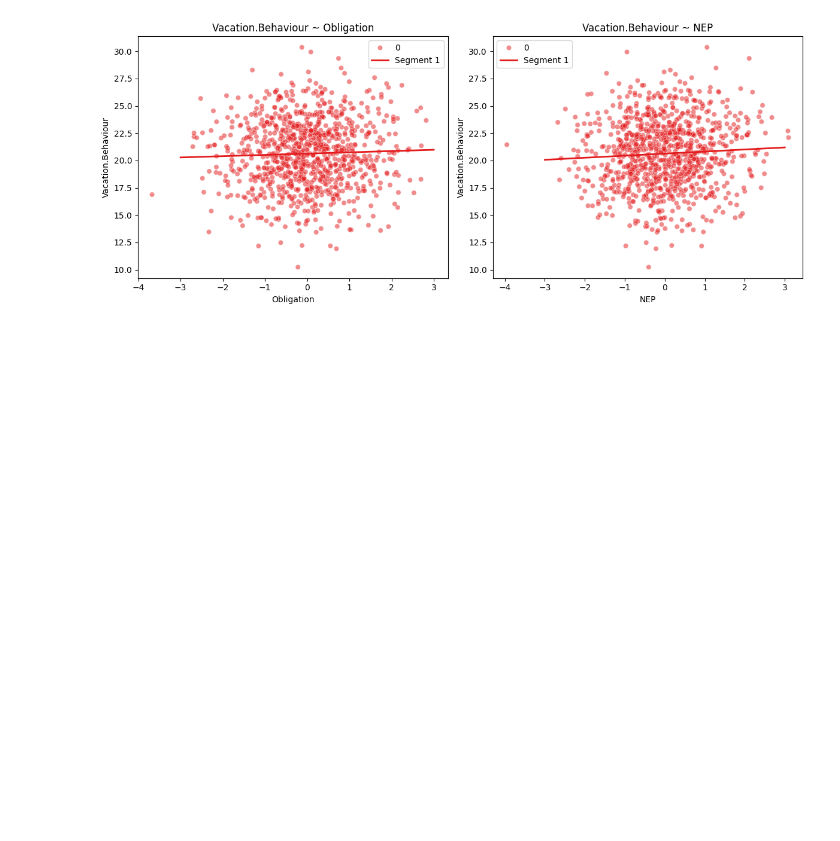
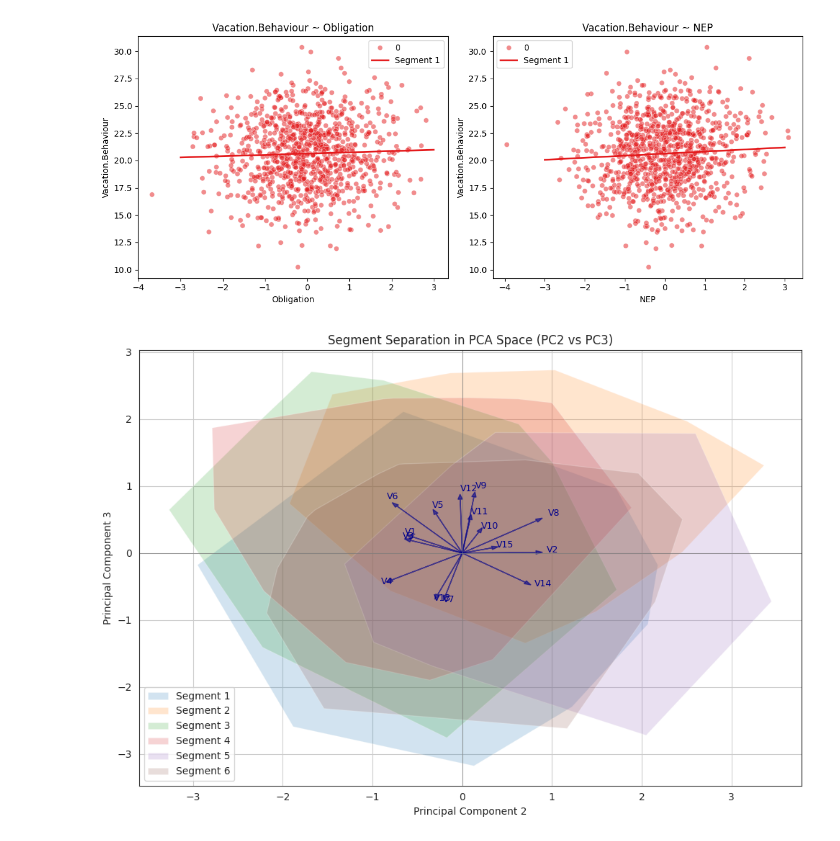
Before and after one commit to Imanchandra2024/FeyynMcDonalds, a Jupyter notebook: fyenn_project.ipynb, the cells around one changed output. Saved outputs shown, nothing was run; the diff lists cells and outputs as text; code cells hidden in the pictures; blank space fills up the shorter version.

```diff
--- a/fyenn_project.ipynb
+++ b/fyenn_project.ipynb
@@ -493,3 +493,62 @@ Dep. Variable:     Vacation.Behaviour   R-squared:                       0.005
 Notes:
 [1] Standard Errors assume that the covariance matrix of the errors is correctly specified.
 [figure]
+# %%
+import numpy as np
+import pandas as pd
+import matplotlib.pyplot as plt
+import seaborn as sns
+from sklearn.preprocessing import StandardScaler
+from sklearn.decomposition import PCA
+from sklearn.cluster import KMeans
+from scipy.spatial import ConvexHull
+
+
+np.random.seed(123)
+vacmotdesc = pd.DataFrame(np.random.rand(1000, 15), columns=[f"V{i+1}" for i in range(15)])
+
+
+scaler = StandardScaler()
+X_scaled = scaler.fit_transform(vacmotdesc)
+
+pca = PCA(n_components=5)
+X_pca = pca.fit_transform(X_scaled)
+
+
+kmeans = KMeans(n_clusters=6, random_state=123)
+labels = kmeans.fit_predict(X_scaled)
+
+
+pc_x, pc_y = 1, 2
+plt.figure(figsize=(10, 7))
+sns.set_style("white")
+
+
+for cluster in np.unique(labels):
+    cluster_points = X_pca[labels == cluster][:, [pc_x, pc_y]]
+    if len(cluster_points) >= 3:
+        hull = ConvexHull(cluster_points)
+        plt.fill(cluster_points[hull.vertices, 0], cluster_points[hull.vertices, 1],
+                 alpha=0.2, label=f"Segment {cluster + 1}")
+
+
+loadings = pca.components_.T
+
+for i, var in enumerate(vacmotdesc.columns):
+    x_vec = loadings[i, pc_x] * 2  # scaled for visibility
+    y_vec = loadings[i, pc_y] * 2
+    plt.arrow(0, 0, x_vec, y_vec, color='darkblue', alpha=0.6, head_width=0.05)
+    plt.text(x_vec * 1.15, y_vec * 1.15, var, color='darkblue', fontsize=9)
+
+# 7. Customize and display plot
+plt.xlabel(f"Principal Component {pc_x + 1}")
+plt.ylabel(f"Principal Component {pc_y + 1}")
+plt.title("Segment Separation in PCA Space (PC2 vs PC3)")
+plt.legend()
+plt.axhline(0, color='gray', linewidth=0.5)
+plt.axvline(0, color='gray', linewidth=0.5)
+plt.grid(True)
+plt.tight_layout()
+plt.show()
+# %% [output]
+[figure, added]
```
Also changed, not shown: parts of 1 cell of this notebook.
